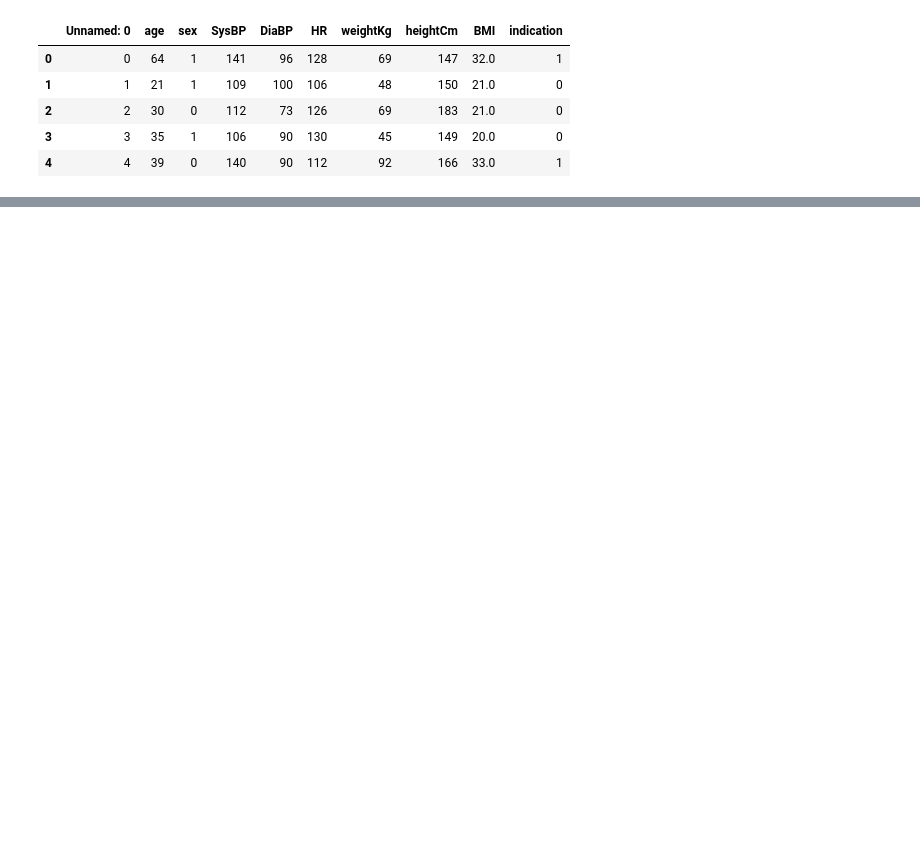
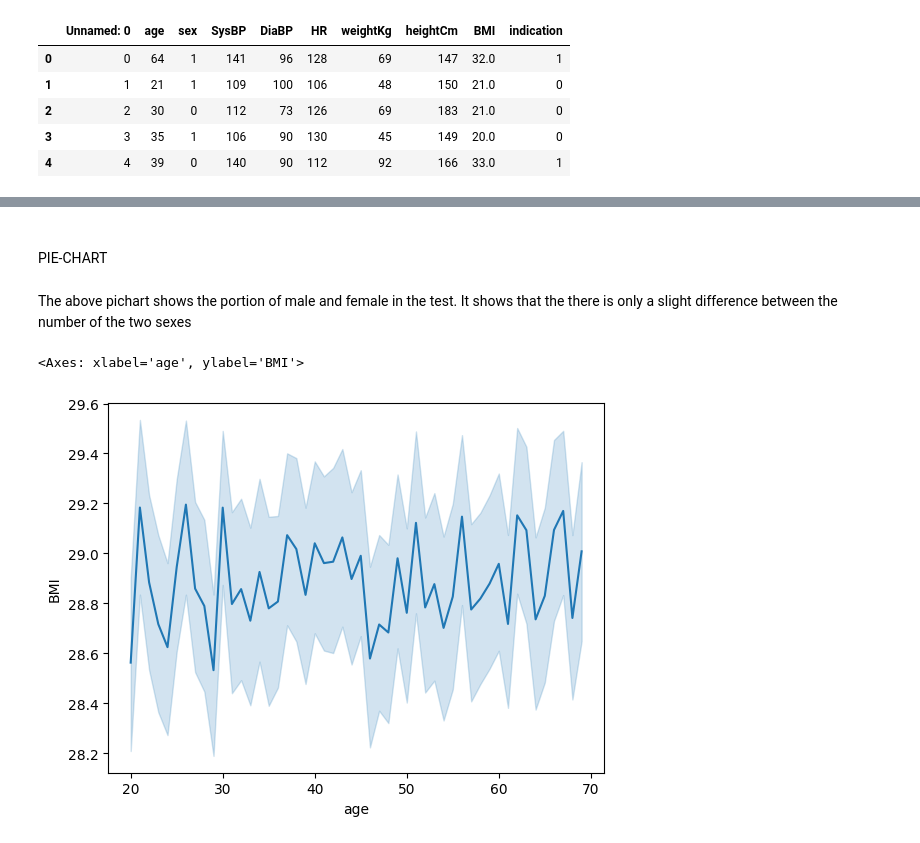
Before and after one commit to Avhijan/datascience, a Jupyter notebook: Untitled-1.ipynb, the cells around one changed output, grey strips where cells are left out. Drawn from its saved outputs; the diff is of its cells as text; code cells hidden in the pictures; blank space fills up the shorter version.

```diff
--- a/Untitled-1.ipynb
+++ b/Untitled-1.ipynb
@@ -20,0 +28,10 @@ df.head(5)
+# %% [markdown]
+###
+PIE-CHART
+# %% [markdown]
+The above pichart shows the portion of male and female in the test. It shows that the there is only a slight difference between the number of the two sexes
+# %%
+sns.lineplot(x=df['age'],y=df['BMI'])
+# %% [output]
+<Axes: xlabel='age', ylabel='BMI'>
+[figure, added]
```
Also changed, not shown: parts of 11 cells of this notebook.
